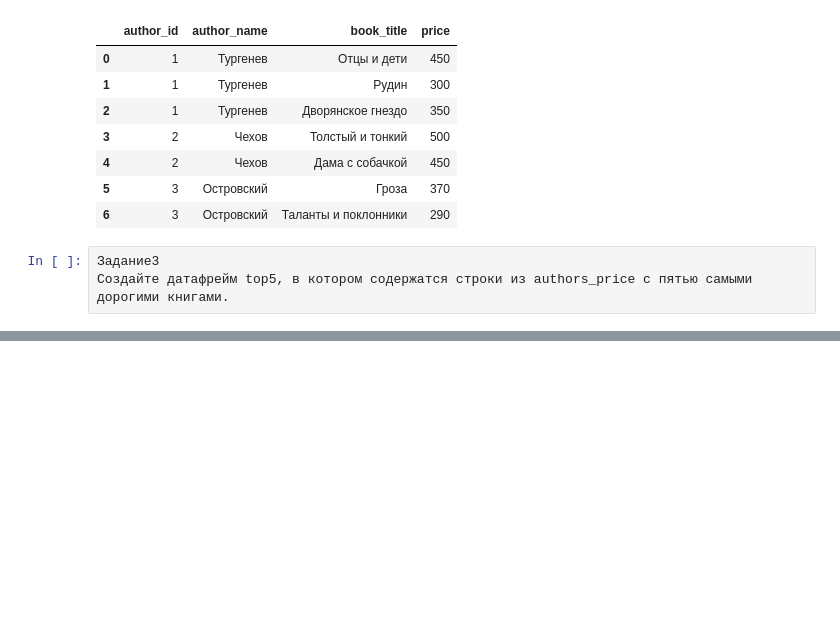
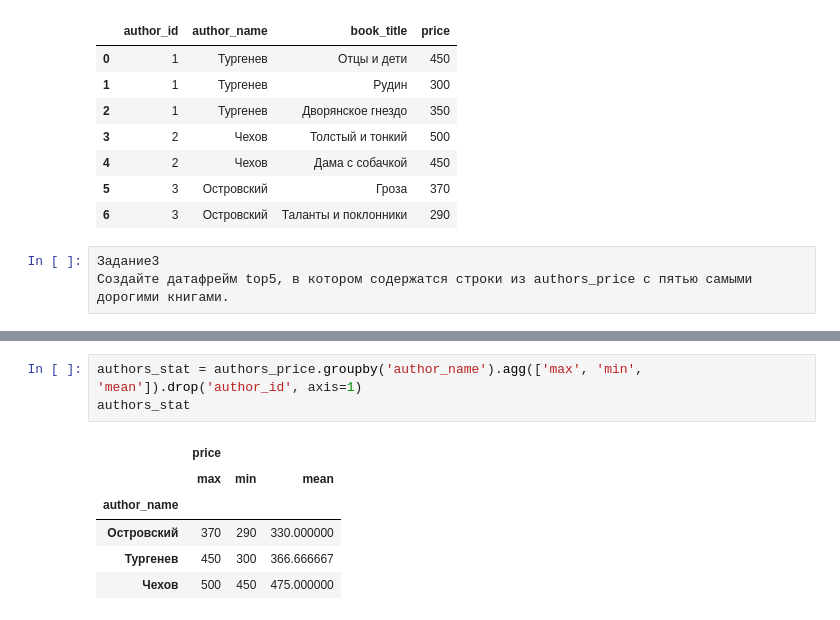
Before and after one commit to Genadiy-dot/Numpy_and_Pandas_01_03_2021, a Jupyter notebook: Lesson 2.ipynb, the cells around one changed output, grey strips where cells are left out. Drawn from its saved outputs; the diff is of its cells as text; blank space fills up the shorter version.

```diff
--- a/Lesson 2.ipynb
+++ b/Lesson 2.ipynb
@@ -132,0 +147,10 @@ top5
+# %%
+authors_stat = authors_price.groupby('author_name').agg(['max', 'min', 'mean']).drop('author_id', axis=1)
+authors_stat
+# %% [output]
+|  | price |  |  |
+|  | max | min | mean |
+| author_name |  |  |  |
+| Островский | 370 | 290 | 330.000000 |
+| Тургенев | 450 | 300 | 366.666667 |
+| Чехов | 500 | 450 | 475.000000 |
```
Also changed, not shown: parts of 13 cells of this notebook.
